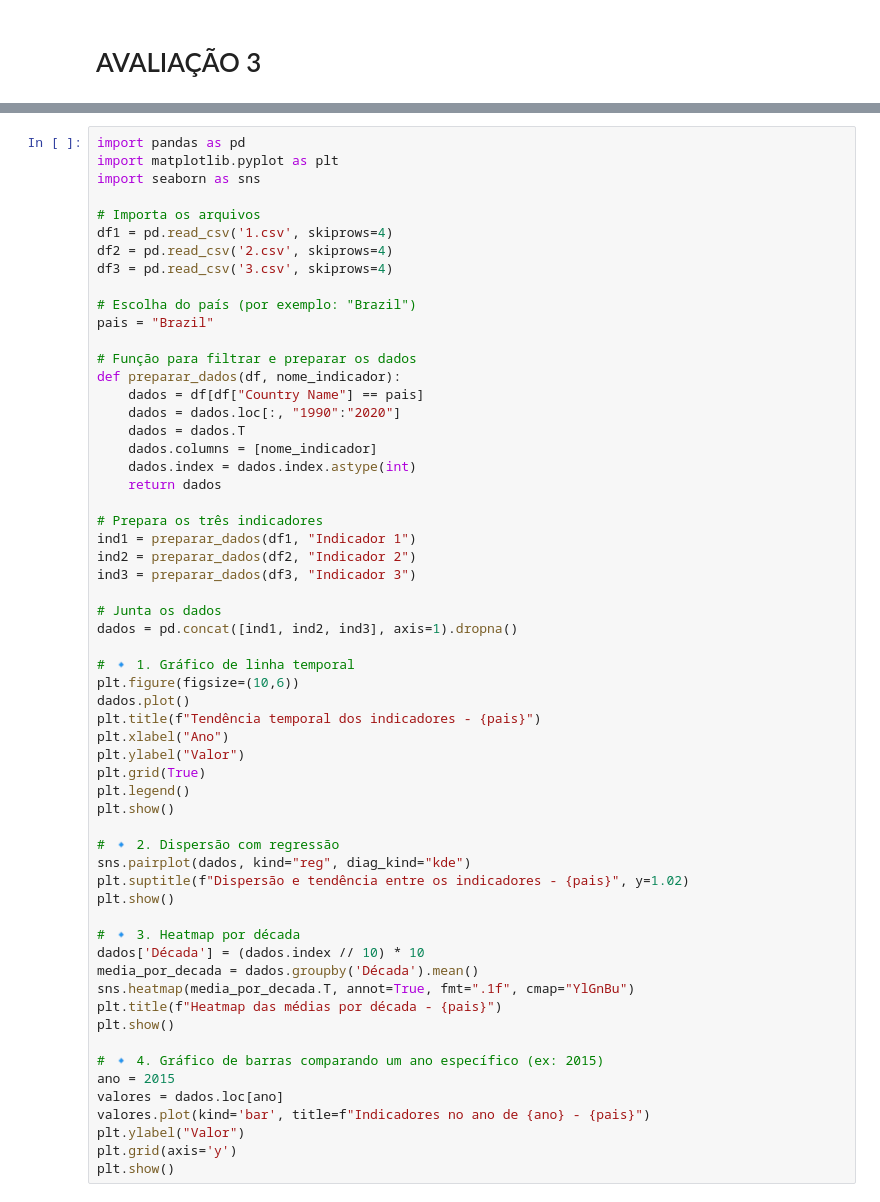
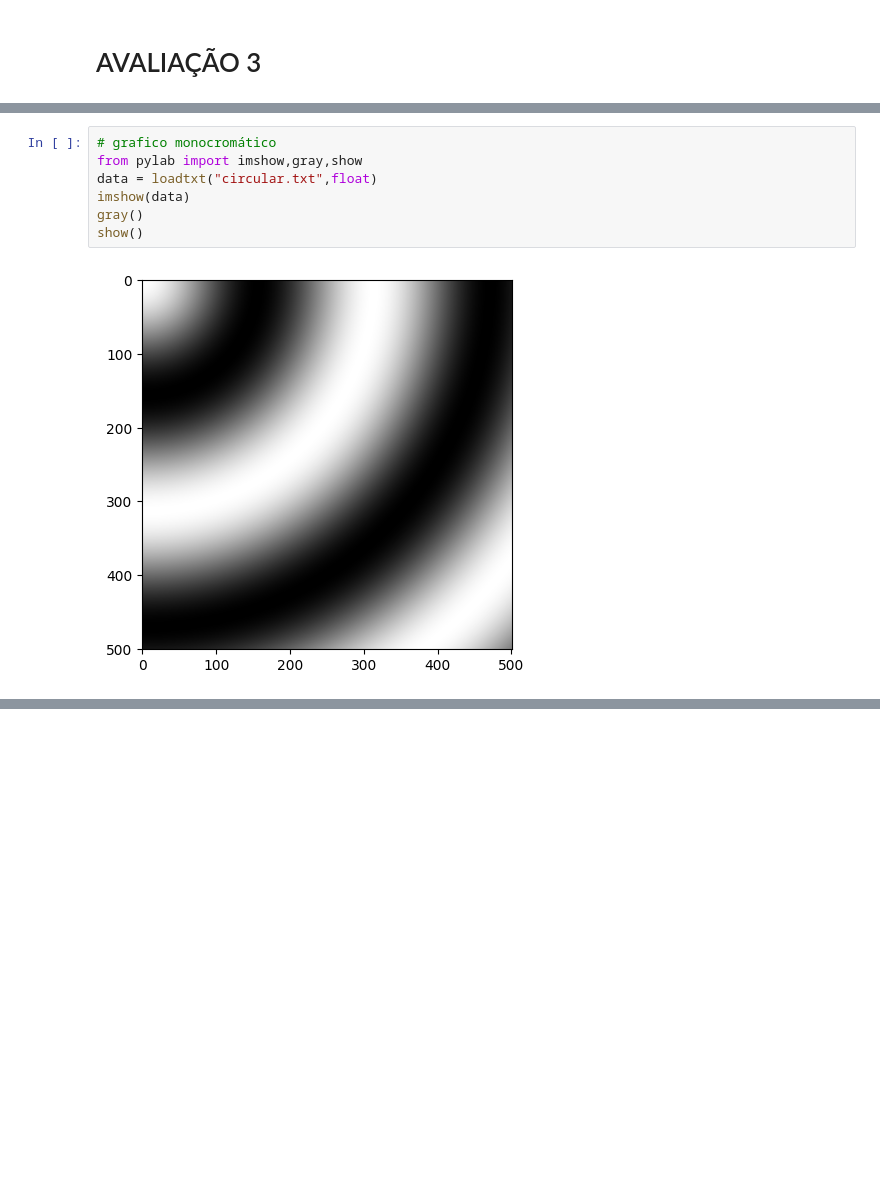
Before and after one commit to raissabaastos/AV_03, a Jupyter notebook: AV_3.ipynb, the cells around one changed output, grey strips where cells are left out. Cells and saved outputs as stored; diff of their text form; blank space fills up the shorter version.

```diff
--- a/AV_3.ipynb
+++ b/AV_3.ipynb
@@ -9,62 +76,12 @@
+# %%
+# grafico monocromático
+from pylab import imshow,gray,show
+data = loadtxt("circular.txt",float)
+imshow(data)
+gray()
+show()
+# %% [output]
+[figure, added]
 # %% [markdown]
 # exercício 3
 ![alt text]({2991A0C0-40AC-4A87-8AD4-5A1AF835D17F}.png)
-# %%
-import pandas as pd
-import matplotlib.pyplot as plt
-import seaborn as sns
-
-# Importa os arquivos
-df1 = pd.read_csv('1.csv', skiprows=4)
-df2 = pd.read_csv('2.csv', skiprows=4)
-df3 = pd.read_csv('3.csv', skiprows=4)
-
-# Escolha do país (por exemplo: "Brazil")
-pais = "Brazil"
-
-# Função para filtrar e preparar os dados
-def preparar_dados(df, nome_indicador):
-    dados = df[df["Country Name"] == pais]
-    dados = dados.loc[:, "1990":"2020"]
-    dados = dados.T
-    dados.columns = [nome_indicador]
-    dados.index = dados.index.astype(int)
-    return dados
-
-# Prepara os três indicadores
-ind1 = preparar_dados(df1, "Indicador 1")
-ind2 = preparar_dados(df2, "Indicador 2")
-ind3 = preparar_dados(df3, "Indicador 3")
-
-# Junta os dados
-dados = pd.concat([ind1, ind2, ind3], axis=1).dropna()
-
-# 🔹 1. Gráfico de linha temporal
-plt.figure(figsize=(10,6))
-dados.plot()
-plt.title(f"Tendência temporal dos indicadores - {pais}")
-plt.xlabel("Ano")
-plt.ylabel("Valor")
-plt.grid(True)
-plt.legend()
-plt.show()
-
-# 🔹 2. Dispersão com regressão
-sns.pairplot(dados, kind="reg", diag_kind="kde")
-plt.suptitle(f"Dispersão e tendência entre os indicadores - {pais}", y=1.02)
-plt.show()
-
-# 🔹 3. Heatmap por década
-dados['Década'] = (dados.index // 10) * 10
-media_por_decada = dados.groupby('Década').mean()
-sns.heatmap(media_por_decada.T, annot=True, fmt=".1f", cmap="YlGnBu")
-plt.title(f"Heatmap das médias por década - {pais}")
-plt.show()
-
-# 🔹 4. Gráfico de barras comparando um ano específico (ex: 2015)
-ano = 2015
-valores = dados.loc[ano]
-valores.plot(kind='bar', title=f"Indicadores no ano de {ano} - {pais}")
-plt.ylabel("Valor")
-plt.grid(axis='y')
-plt.show()
```
Also changed, not shown: parts of 3 cells of this notebook, 2 other files.
